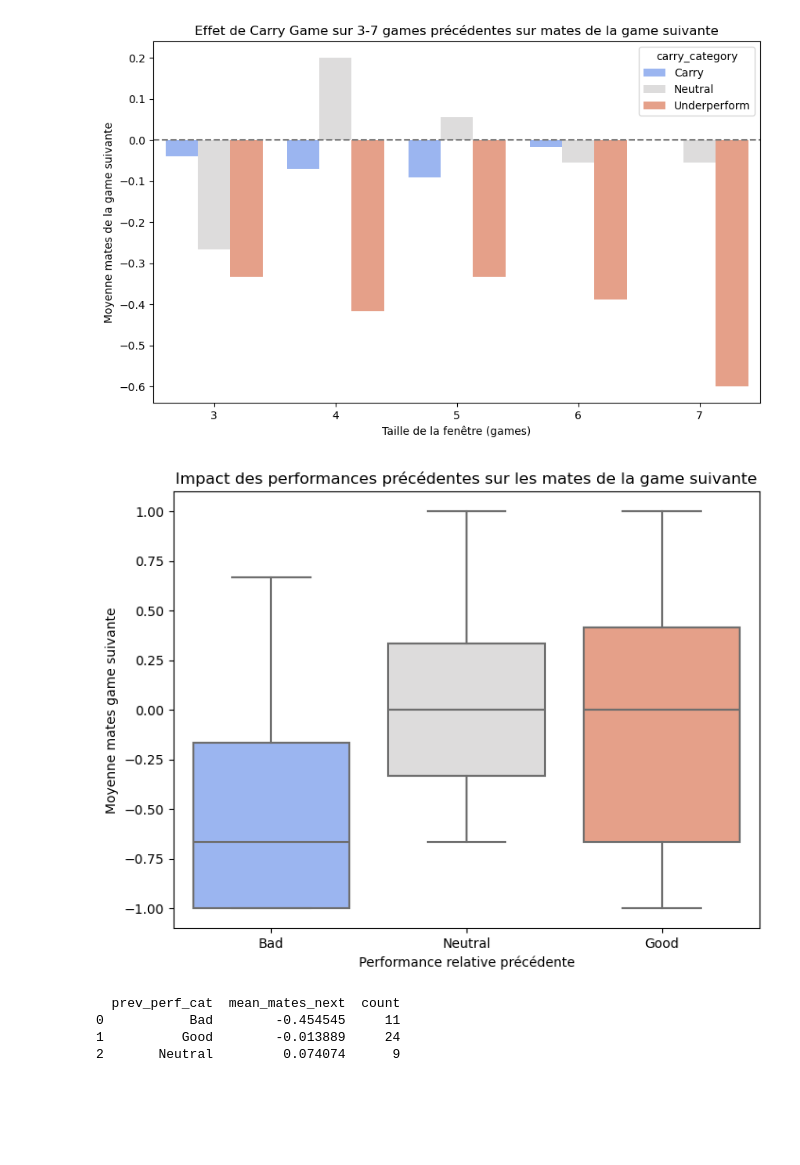
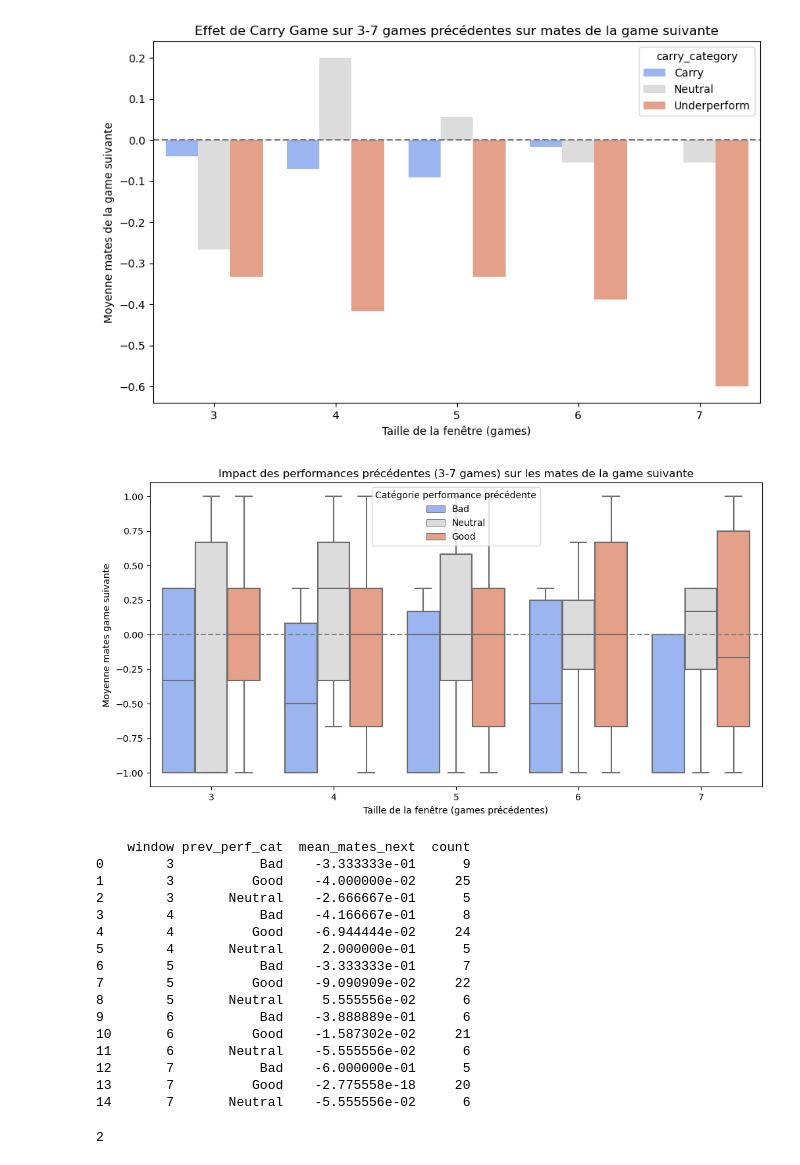
Before and after one commit to codeurEnHerbe/Analyse, a Jupyter notebook: Analyse 2.ipynb, the cells around one changed output. Cells and saved outputs as stored; diff of their text form; code cells hidden in the pictures; blank space fills up the shorter version.

```diff
--- a/Analyse 2.ipynb
+++ b/Analyse 2.ipynb
@@ -195,39 +195,80 @@ plt.show()
 # %% [output]
 [figure]
 # %%
+import pandas as pd
+import numpy as np
+import matplotlib.pyplot as plt
+import seaborn as sns
+
+
+# 1️⃣ Calculer la surperformance relative
 df['relative_perf'] = df['Mid'] - df['mates_mean']
 
-# Catégoriser la performance relative
+# 2️⃣ Fonction pour catégoriser la performance moyenne
 def perf_category(x):
-    if x > 0.2:       # seuil pour bonne perf
+    if x > 0.2:
         return 'Good'
-    elif x < -0.2:    # seuil pour mauvaise perf
+    elif x < -0.2:
         return 'Bad'
     else:
         return 'Neutral'
 
-df['prev_perf_cat'] = df['relative_perf'].apply(perf_category)
+# 3️⃣ Créer les rolling windows et catégories pour 3 à 7 games
+for w in range(3,8):
+    roll_col = f'relative_perf_roll{w}'
+    cat_col = f'prev_perf_cat_roll{w}'
+    df[roll_col] = df['relative_perf'].rolling(window=w, min_periods=w).mean()
+    df[cat_col] = df[roll_col].apply(lambda x: perf_category(x) if not pd.isna(x) else np.nan)
 
-# Décaler mates_mean pour regarder la game suivante
+# 4️⃣ Décaler mates_mean pour la game suivante
 df['mates_next'] = df['mates_mean'].shift(-1)
 
-# Boxplot pour visualiser l’effet
-plt.figure(figsize=(8,6))
-sns.boxplot(data=df, x='prev_perf_cat', y='mates_next', order=['Bad','Neutral','Good'], palette='coolwarm')
-plt.title('Impact des performances précédentes sur les mates de la game suivante')
-plt.xlabel('Performance relative précédente')
+# 5️⃣ Créer un dataframe long format pour seaborn
+long_df = []
+for w in range(3,8):
+    cat_col = f'prev_perf_cat_roll{w}'
+    temp = df[[cat_col,'mates_next']].dropna().copy()
+    temp['window'] = w
+    temp = temp.rename(columns={cat_col:'prev_perf_cat'})
+    long_df.append(temp)
+
+long_df = pd.concat(long_df, ignore_index=True)
+
+# 6️⃣ Boxplot rolling windows 3-7
+plt.figure(figsize=(12,6))
+sns.boxplot(data=long_df, x='window', y='mates_next', hue='prev_perf_cat', palette='coolwarm', hue_order=['Bad','Neutral','Good'])
+plt.axhline(0, color='gray', linestyle='--')
+plt.title('Impact des performances précédentes (3-7 games) sur les mates de la game suivante')
+plt.xlabel('Taille de la fenêtre (games précédentes)')
 plt.ylabel('Moyenne mates game suivante')
+plt.legend(title='Catégorie performance précédente')
 plt.show()
 
-# Moyenne des mates suivantes par catégorie
-summary = df.groupby('prev_perf_cat').agg(
+# 7️⃣ Moyenne mates_next par catégorie et fenêtre
+summary = long_df.groupby(['window','prev_perf_cat']).agg(
     mean_mates_next=('mates_next','mean'),
     count=('mates_next','count')
 ).reset_index()
 print(summary)
 # %% [output]
-[figure, old version]
+[figure, new version]
-  prev_perf_cat  mean_mates_next  count
-0           Bad        -0.454545     11
-1          Good        -0.013889     24
-2       Neutral         0.074074      9
+    window prev_perf_cat  mean_mates_next  count
+0        3           Bad    -3.333333e-01      9
+1        3          Good    -4.000000e-02     25
+2        3       Neutral    -2.666667e-01      5
+3        4           Bad    -4.166667e-01      8
+4        4          Good    -6.944444e-02     24
+5        4       Neutral     2.000000e-01      5
+6        5           Bad    -3.333333e-01      7
+7        5          Good    -9.090909e-02     22
+8        5       Neutral     5.555556e-02      6
+9        6           Bad    -3.888889e-01      6
+10       6          Good    -1.587302e-02     21
+11       6       Neutral    -5.555556e-02      6
+12       7           Bad    -6.000000e-01      5
+13       7          Good    -2.775558e-18     20
+14       7       Neutral    -5.555556e-02      6
+# %%
+df['relative_perf_roll3'].isna().sum()  # doit être 0 après min_periods
+# %% [output]
+2
```
